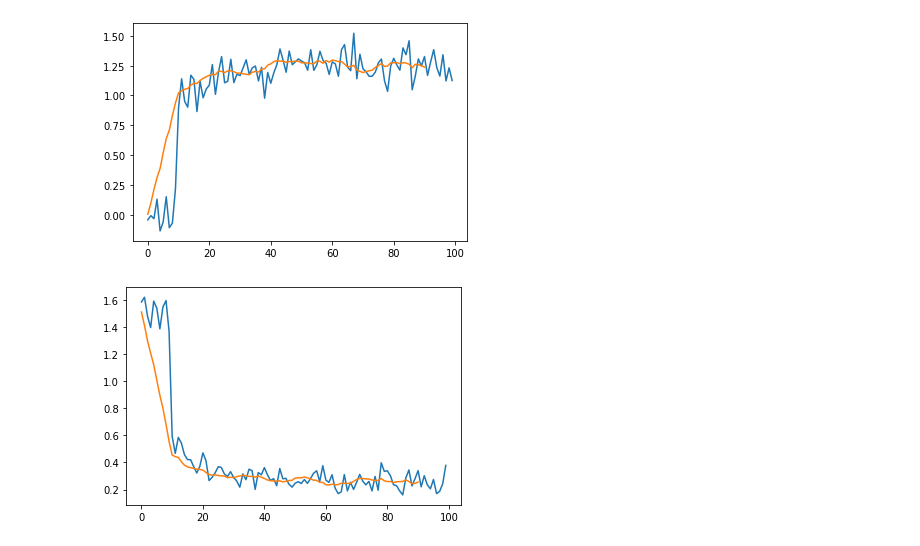
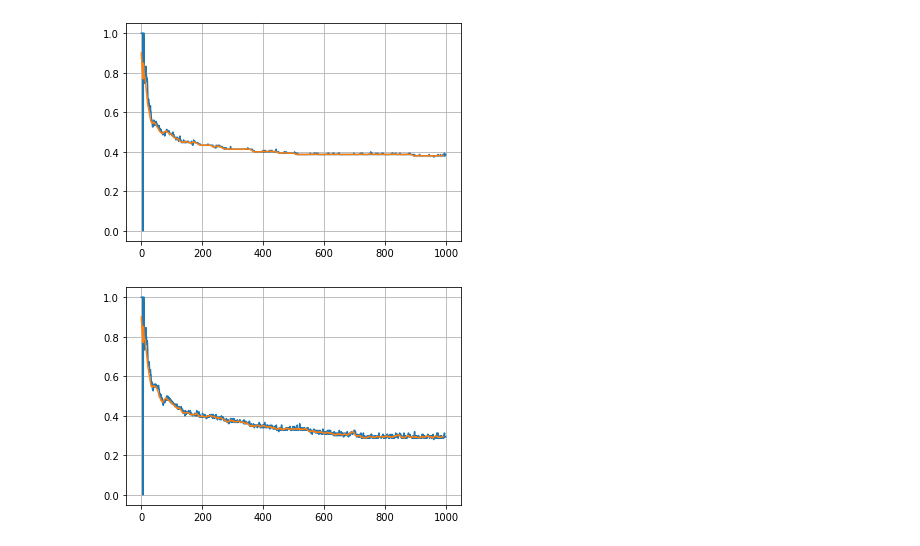
Before and after one commit to ethanabrooks/teacher-RL, a Jupyter notebook: plot.ipynb, the cells around one changed output. Cells and saved outputs as stored; diff of their text form; code cells hidden in the pictures.

```diff
--- a/plot.ipynb
+++ b/plot.ipynb
@@ -10,36 +10,45 @@ def moving_average(a, n=10, axis=None) :
     ret[n:] = ret[n:] - ret[:-n]
     return ret[n - 1:] / n
 
-T = 100
-n = 100
+T = 1000
+n = 150
 d = 10
-means = np.random.normal(size= (n, d), scale=1)
+# means = np.random.random(size= (n, d))
+means = np.zeros((n, d))
+means[:, int(np.random.choice(d))] = 1
 
 loc = np.tile(means, (T, 1, 1))
 
 
 # dataset = np.random.binomial(choices, p)
-dataset = np.random.normal(loc, 1)
-choices, rewards = [np.stack(x) for x in zip(*EGreedy().train_loop(dataset))]
-rewards = rewards.mean(1)
-choices = choices.astype(int)
-chosen_means = means[np.tile(np.arange(n), T), choices.flatten()].reshape(T, n)
-# print(means)
-# print(choices)
-# print(chosen_means)
-avg_reward = moving_average(rewards)
-avg_choice = moving_average(choices)
-optimal_reward = means.max(1)
-optimal_choice = means.argmax(1)
-moving_optimal = moving_average(dataset, axis=0)
-plt.plot(rewards)
-plt.plot(moving_average(rewards))
-plt.show()
-regret = np.mean(optimal_reward - chosen_means, axis=-1)
-avg_regret = moving_average(regret)
-plt.plot(regret)
-plt.plot(avg_regret)
-plt.show()
+dataset = np.random.normal(loc, 2)
+def plot(epsilon):
+    choices, rewards, _ = [np.stack(x) for x in zip(*EGreedy().train_loop(dataset, epsilon=epsilon))]
+    rewards = rewards.mean(1)
+    choices = choices.astype(int)
+    chosen_means = means[np.tile(np.arange(n), T), choices.flatten()].reshape(T, n)
+    # print(means)
+    # print(choices)
+    # print(chosen_means)
+    # avg_reward = moving_average(rewards)
+    # avg_choice = moving_average(choices)
+    optimal_reward = means.max(1)
+    # optimal_choice = means.argmax(1)
+    # moving_optimal = moving_average(dataset, axis=0)
+    # plt.plot(rewards)
+    # plt.plot(moving_average(rewards))
+    # plt.show()
+    regret = np.mean(optimal_reward - chosen_means, axis=-1)
+    avg_regret = moving_average(regret)
+    plt.plot(regret)
+    plt.plot(avg_regret)
+    plt.grid(True)
+    plt.show()
-# %% [output]
-[figure, removed]
-[figure, removed]
+# %%
+plot(.001)
+# %% [output]
+[figure, added]
+# %%
+plot(.01)
+# %% [output]
+[figure, added]
```
Also changed, not shown: parts of 2 cells of this notebook, 1 other file.
